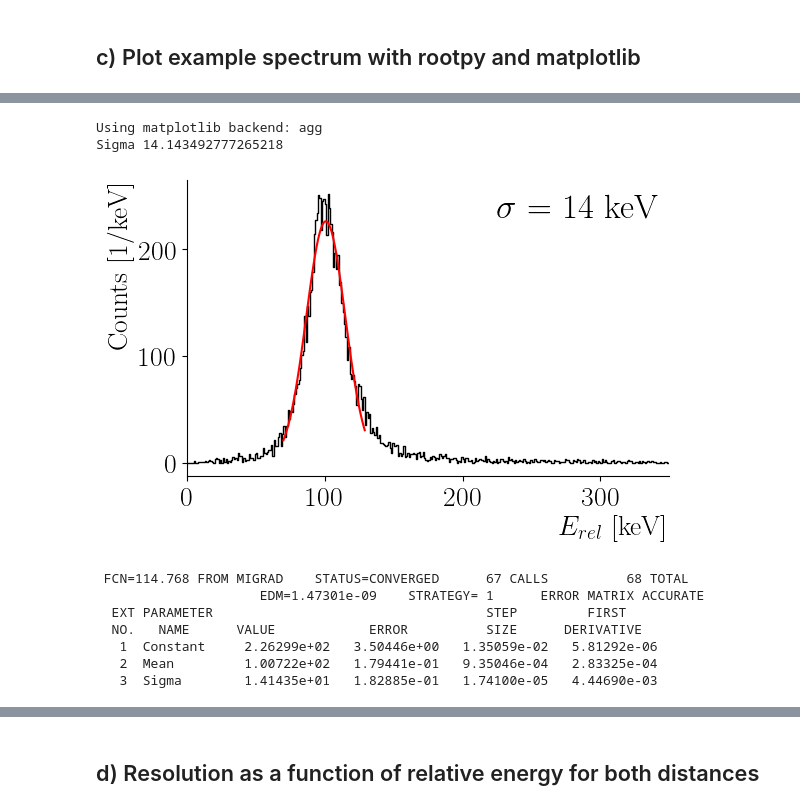
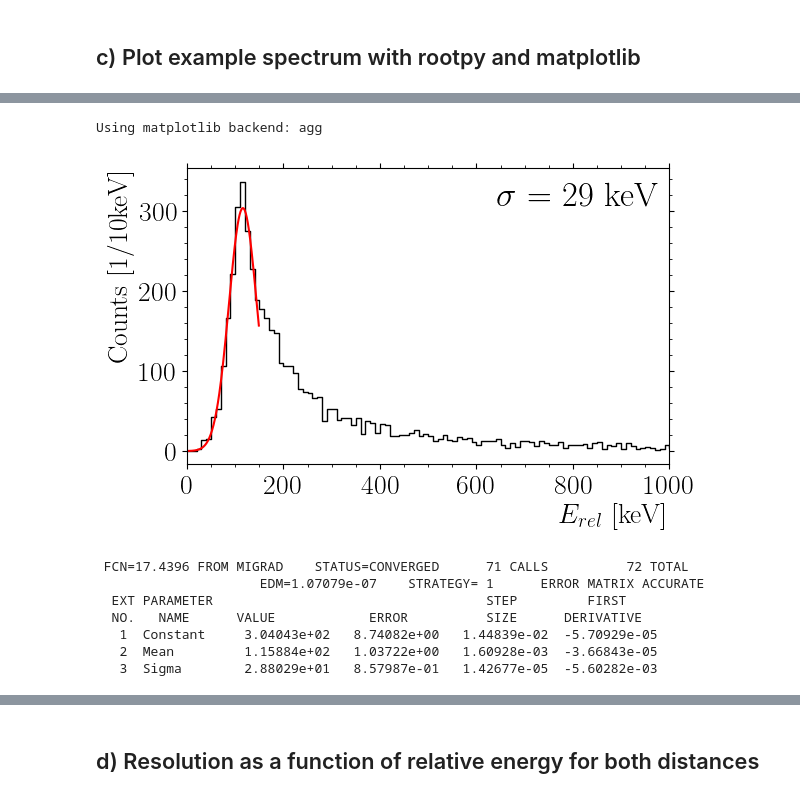
Before and after one commit to janmayer/NeuLAND-132Sn, a Jupyter notebook: 04-reconstruct.ipynb, the cells around one changed output, grey strips where cells are left out. Saved outputs shown, nothing was run; the diff lists cells and outputs as text; code cells hidden in the pictures.

```diff
--- a/04-reconstruct.ipynb
+++ b/04-reconstruct.ipynb
@@ -109,0 +89,20 @@ from plotconfroot import *
+# %%
+def fit_n_plot(ax, xmin, xmax, hist):
+    fitresult = hist.Fit("gaus", "S", "", xmin, xmax)
+    fun = fitresult.FittedFunction().GetFunction()
+    xs = np.arange(xmin, xmax, 1)
+    ys = [fun.Eval(x) for x in xs]
+
+    ax.set_xlim(0, erel * 3)
+    rplt.step(hist, axes=ax, color="black")
+    ax.plot(xs, ys, color="red")
+    ax.text(
+        0.98,
+        0.9,
+        fr"$\sigma$ = {round(fitresult.GetParams()[2])} keV",
+        horizontalalignment="right",
+        verticalalignment="center",
+        transform=ax.transAxes,
+        fontsize=25,
+    )
+    return fitresult.GetParams()[2]
@@ -110,56 +140,33 @@ from plotconfroot import *
 # %%
 %matplotlib
 
 distance = 35
 doubleplane = 30
 energy = 600
 erel = 100
-neutron = 1
+neutron = 4
 physics = "inclxx"
-scenario = "vacuum"  # no Sn in air -> No erel
 
-basepath = "output/%s-%s/" % (physics.lower(), scenario)
-basename = "%dm_%ddp_%dAMeV_%dkeV_%dn" % (distance, doubleplane, energy, erel, neutron)
-
-file = rootpy.io.root_open(basepath + basename + ".reco.root", "read")
+fn = filename_for(distance, doubleplane, energy, erel, neutron, physics, ".reco.root")
+file = rootpy.io.root_open(fn, "read")
 herel = file.Get(f"NeulandNeutronReconstructionMon/fhErel{neutron}")
-
-xmin = 70
-xmax = 130
-
-fitresult = herel.Fit("gaus", "S", "", xmin, xmax)
-print("Sigma", fitresult.GetParams()[2])
-
-fun = fitresult.FittedFunction().GetFunction()
-xs = np.arange(xmin, xmax, 1)
-ys = [fun.Eval(x) for x in xs]
+herel.rebin(10)
 
 fig = plt.figure(figsize=(6.224, 6.224 / 1.618))
 ax = fig.add_subplot(111)
-ax.set_xlim(0, 350)
 ax.set_xlabel(r"$E_{rel}$ [keV]", horizontalalignment="right", x=1)
-ax.set_ylabel(r"Counts [1/keV]", horizontalalignment="right", y=1)
-rplt.step(herel, axes=ax, color="black", label=r"Result")
-ax.plot(xs, ys, color="red")
-ax.text(
-    0.98,
-    0.9,
-    fr"$\sigma$ = {round(fitresult.GetParams()[2])} keV",
-    horizontalalignment="right",
-    verticalalignment="center",
-    transform=ax.transAxes,
-    fontsize=25,
-)
+ax.set_ylabel(r"Counts [1/10keV]", horizontalalignment="right", y=1)
+fit_n_plot(ax, 0, 150, herel)
+ax.set_xlim(0, 1000)
 fig.savefig(f"paper/erel-{neutron}n-{erel}.pdf", bbox_inches="tight")
 display(fig)
 # %% [output]
 Using matplotlib backend: agg
-Sigma 14.143492777265218
-[figure, old version]
+[figure, new version]
- FCN=114.768 FROM MIGRAD    STATUS=CONVERGED      67 CALLS          68 TOTAL
-                     EDM=1.47301e-09    STRATEGY= 1      ERROR MATRIX ACCURATE
+ FCN=17.4396 FROM MIGRAD    STATUS=CONVERGED      71 CALLS          72 TOTAL
+                     EDM=1.07079e-07    STRATEGY= 1      ERROR MATRIX ACCURATE
   EXT PARAMETER                                   STEP         FIRST
   NO.   NAME      VALUE            ERROR          SIZE      DERIVATIVE
-   1  Constant     2.26299e+02   3.50446e+00   1.35059e-02   5.81292e-06
-   2  Mean         1.00722e+02   1.79441e-01   9.35046e-04   2.83325e-04
-   3  Sigma        1.41435e+01   1.82885e-01   1.74100e-05   4.44690e-03
+   1  Constant     3.04043e+02   8.74082e+00   1.44839e-02  -5.70929e-05
+   2  Mean         1.15884e+02   1.03722e+00   1.60928e-03  -3.66843e-05
+   3  Sigma        2.88029e+01   8.57987e-01   1.42677e-05  -5.60282e-03
```
Also changed, not shown: parts of 12 cells of this notebook, 18 other files.
